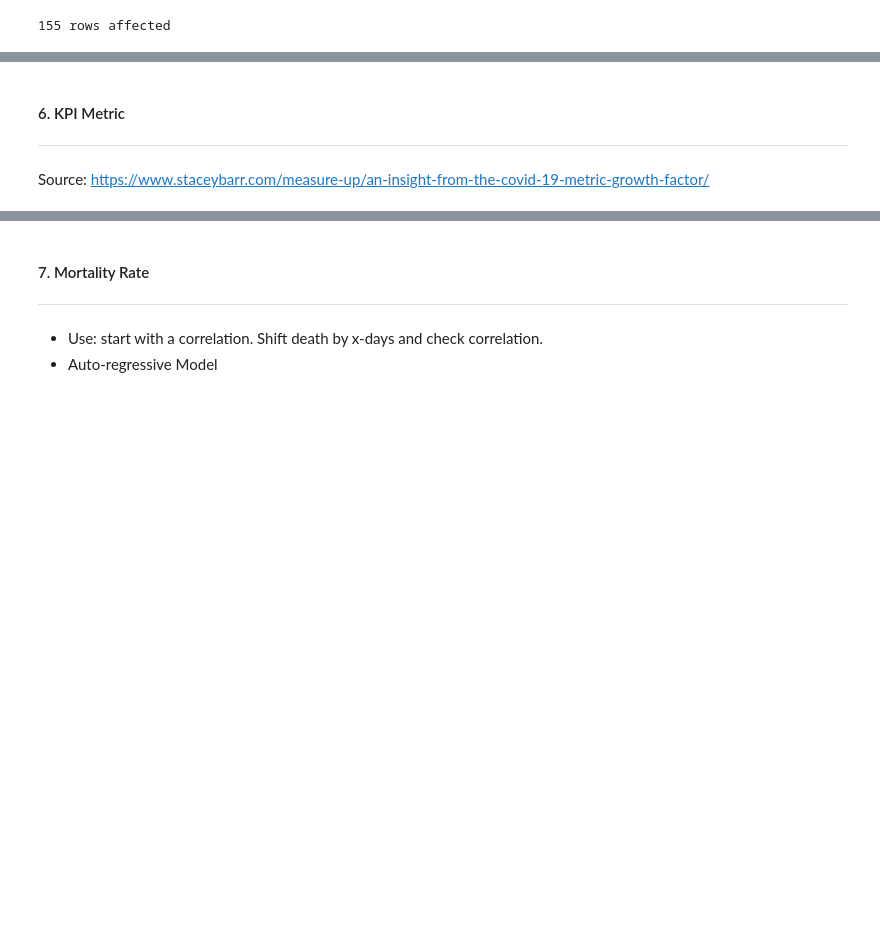
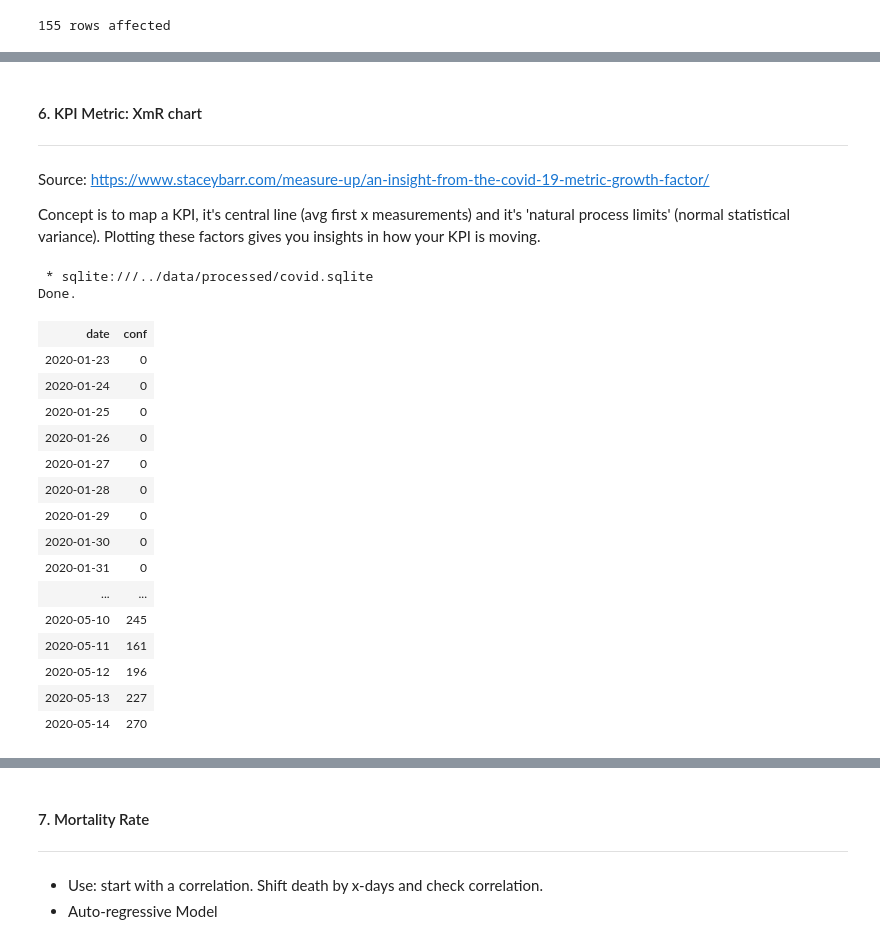
Before and after one commit to gvpamelen/covid19, a Jupyter notebook: notebooks/EDA.ipynb, the cells around one changed output, grey strips where cells are left out. Drawn from its saved outputs; the diff is of its cells as text; code cells hidden in the pictures; blank space fills up the shorter version.

```diff
--- a/notebooks/EDA.ipynb
+++ b/notebooks/EDA.ipynb
@@ -441,6 +441,35 @@ BokehDeprecationWarning: 'legend' keyword is deprecated, use explicit 'legend_la
 [interactive output not drawn]
 [interactive output not drawn]
 # %% [markdown]
-#### 6. KPI Metric
+#### 6. KPI Metric: XmR chart
 ***
 Source: https://www.staceybarr.com/measure-up/an-insight-from-the-covid-19-metric-growth-factor/
+
+Concept is to map a KPI, it's central line (avg first x measurements) and it's 'natural process limits' (normal statistical variance). Plotting these factors gives you insights in how your KPI is moving.
+# %%
+%%sql
+-- calculate the daily new cases
+SELECT
+    date,
+    confirmed AS conf
+FROM daily_stats
+WHERE country = 'Netherlands';
+# %% [output]
+ * sqlite:///../data/processed/covid.sqlite
+Done.
+| date | conf |
+| 2020-01-23 | 0 |
+| 2020-01-24 | 0 |
+| 2020-01-25 | 0 |
+| 2020-01-26 | 0 |
+| 2020-01-27 | 0 |
+| 2020-01-28 | 0 |
+| 2020-01-29 | 0 |
+| 2020-01-30 | 0 |
+| 2020-01-31 | 0 |
+| ... | ... |
+| 2020-05-10 | 245 |
+| 2020-05-11 | 161 |
+| 2020-05-12 | 196 |
+| 2020-05-13 | 227 |
+| 2020-05-14 | 270 |
```
Also changed, not shown: parts of 11 cells of this notebook.
